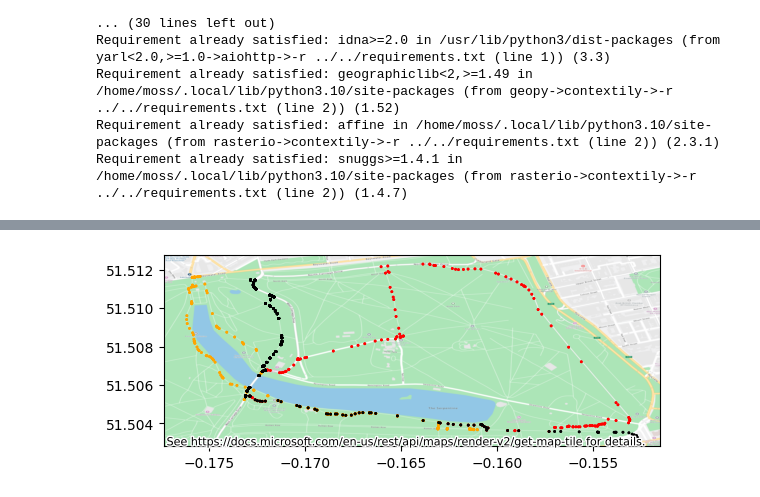
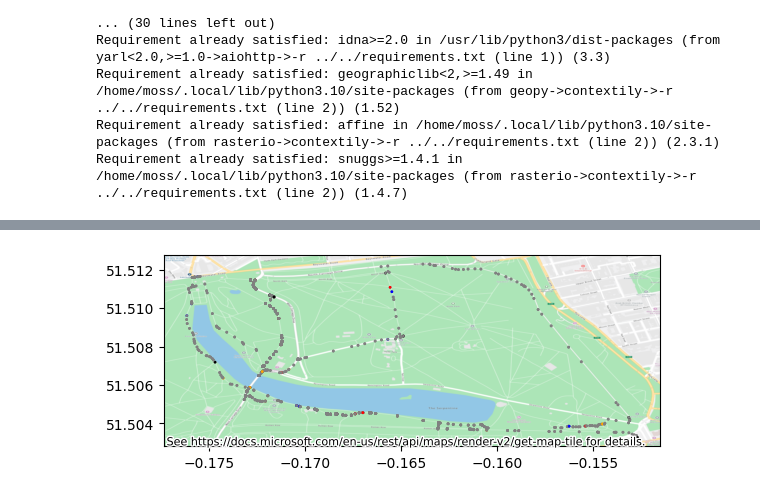
Before and after one commit to frogrammer/journey_faker, a Jupyter notebook: app/visualise/visualise.ipynb, the cells around one changed output, grey strips where cells are left out. Drawn from its saved outputs; the diff is of its cells as text; code cells hidden in the pictures.

```diff
--- a/app/visualise/visualise.ipynb
+++ b/app/visualise/visualise.ipynb
@@ -37,5 +35,7 @@ telemetry_gdf.head()
 # %%
-ax = telemetry_gdf.plot(markersize=1, c=telemetry_gdf['colour'])
-cx.add_basemap(ax, source=cx.providers.AzureMaps.MicrosoftBaseRoad(subscriptionKey='vLBtoar7V4TCHVp--WKPv5D5JhPJoNTJmXGM_LjB40A') (subscriptionKey='vLBtoar7V4TCHVp--WKPv5D5JhPJoNTJmXGM_LjB40A'), crs=4326)
+story_df = pd.read_csv('../../out/telemetry.csv')
+story_gdf = gpd.GeoDataFrame(story_df, geometry=gpd.GeoSeries.from_xy(story_df['lng'], story_df['lat'], crs=4326))
+ax = story_gdf.plot(markersize=1, c=story_gdf['colour'])
+cx.add_basemap(ax, source=cx.providers.AzureMaps.MicrosoftBaseRoad(subscriptionKey='vLBtoar7V4TCHVp--WKPv5D5JhPJoNTJmXGM_LjB40A'), crs=4326)
 # %% [output]
-[figure, old version]
+[figure, new version]
```
Also changed, not shown: parts of 3 cells of this notebook, 5 other files.
